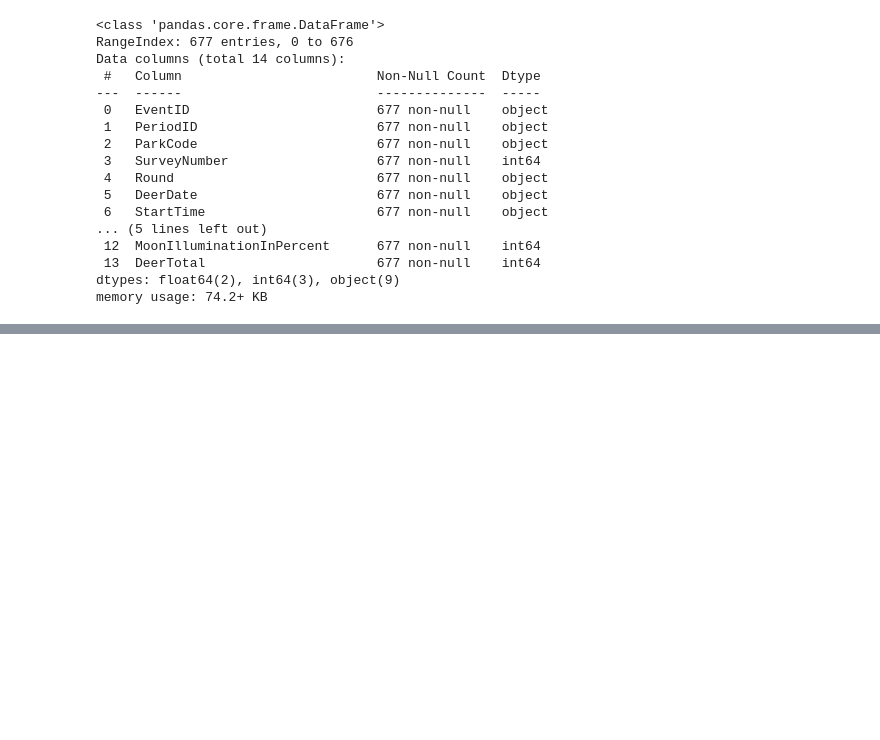
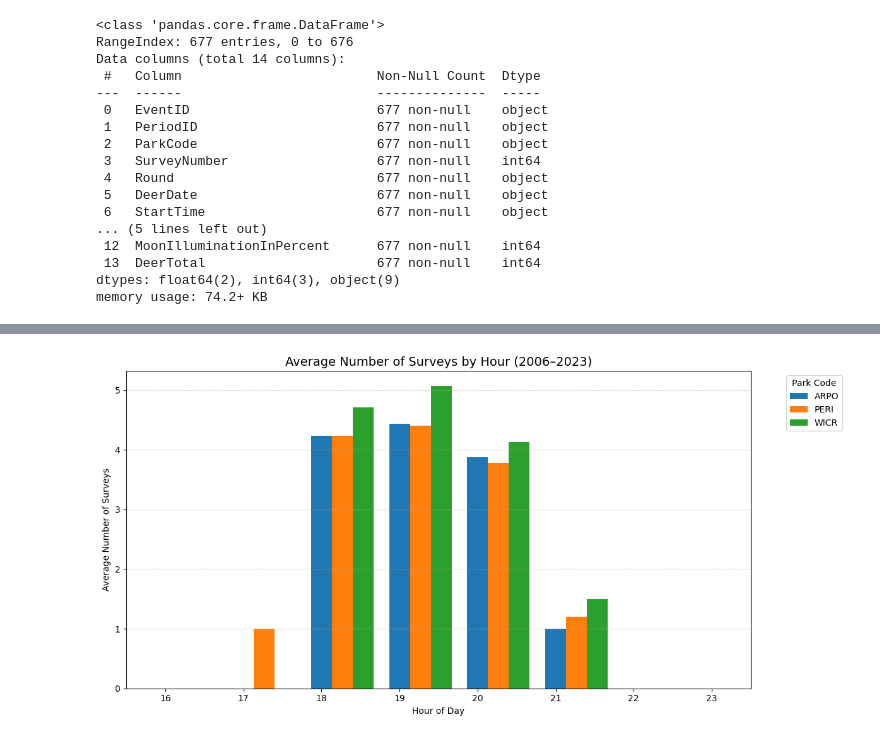
Before and after one commit to DanosAJ4/IA-340-2-Fall25, a Jupyter notebook: MiniProject.ipynb, the cells around one changed output, grey strips where cells are left out. Saved outputs shown, nothing was run; the diff lists cells and outputs as text; code cells hidden in the pictures; blank space fills up the shorter version.

```diff
--- a/MiniProject.ipynb
+++ b/MiniProject.ipynb
@@ -140,0 +225,55 @@ plt.show()
+# %%
+df['DeerDate'] = pd.to_datetime(df['DeerDate'], errors='coerce')
+df['Year'] = df['DeerDate'].dt.year
+df['StartTime'] = pd.to_datetime(df['StartTime'], format='%H:%M:%S', errors='coerce')
+df['Hour'] = df['StartTime'].dt.hour
+
+# Filter for 2006–2023
+df_filtered = df[(df['Year'] >= 2006) & (df['Year'] <= 2023)]
+
+# Step 1: Count surveys per hour per location per year
+hourly_counts = (
+    df_filtered.groupby(['ParkCode', 'Year', 'Hour'], as_index=False)
+    .size()  # counts surveys
+    .rename(columns={'size': 'SurveyCount'})
+)
+
+# Step 2: Compute the average per hour across all years (2006–2023)
+hourly_avg = (
+    hourly_counts.groupby(['ParkCode', 'Hour'], as_index=False)['SurveyCount']
+    .mean()
+)
+
+# Step 3: Plot bar chart
+plt.figure(figsize=(12, 6))
+
+parks = hourly_avg['ParkCode'].unique()
+colors = plt.cm.tab10.colors  # color map for up to 10 parks
+color_map = {park: colors[i % len(colors)] for i, park in enumerate(parks)}
+
+bar_width = 0.8 / len(parks)  # width for grouped bars
+
+# Plot grouped bars
+for i, park in enumerate(parks):
+    park_df = hourly_avg[hourly_avg['ParkCode'] == park].sort_values('Hour')
+    plt.bar(
+        park_df['Hour'] + i * bar_width,  # shift bars for each park
+        park_df['SurveyCount'],
+        width=bar_width,
+        color=color_map[park],
+        label=park
+    )
+
+plt.title('Average Number of Surveys by Hour (2006–2023)', fontsize=14)
+plt.xlabel('Hour of Day')
+plt.ylabel('Average Number of Surveys')
+hours_to_show = range(16, 24)  # 16 to 23
+
+plt.xticks(hours_to_show, [str(h) for h in hours_to_show])
+plt.xlim(15.5, 23.5)  # set limits so bars fit nicely
+plt.legend(title='Park Code', bbox_to_anchor=(1.05, 1), loc='upper left')
+plt.grid(axis='y', linestyle='--', alpha=0.6)
+plt.tight_layout()
+plt.show()
+# %% [output]
+[figure, added]
```
Also changed, not shown: parts of 5 cells of this notebook, 1 other file.
